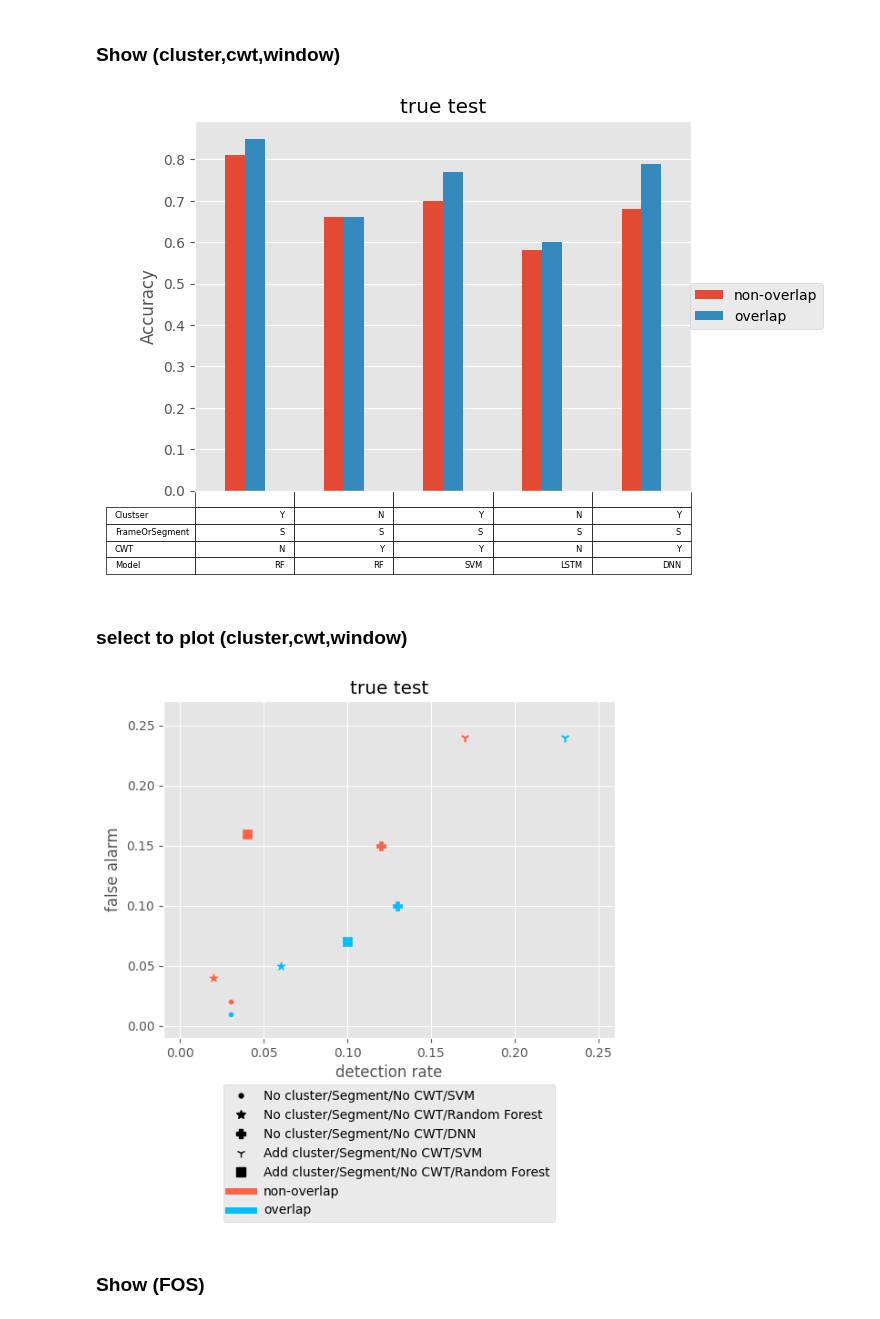
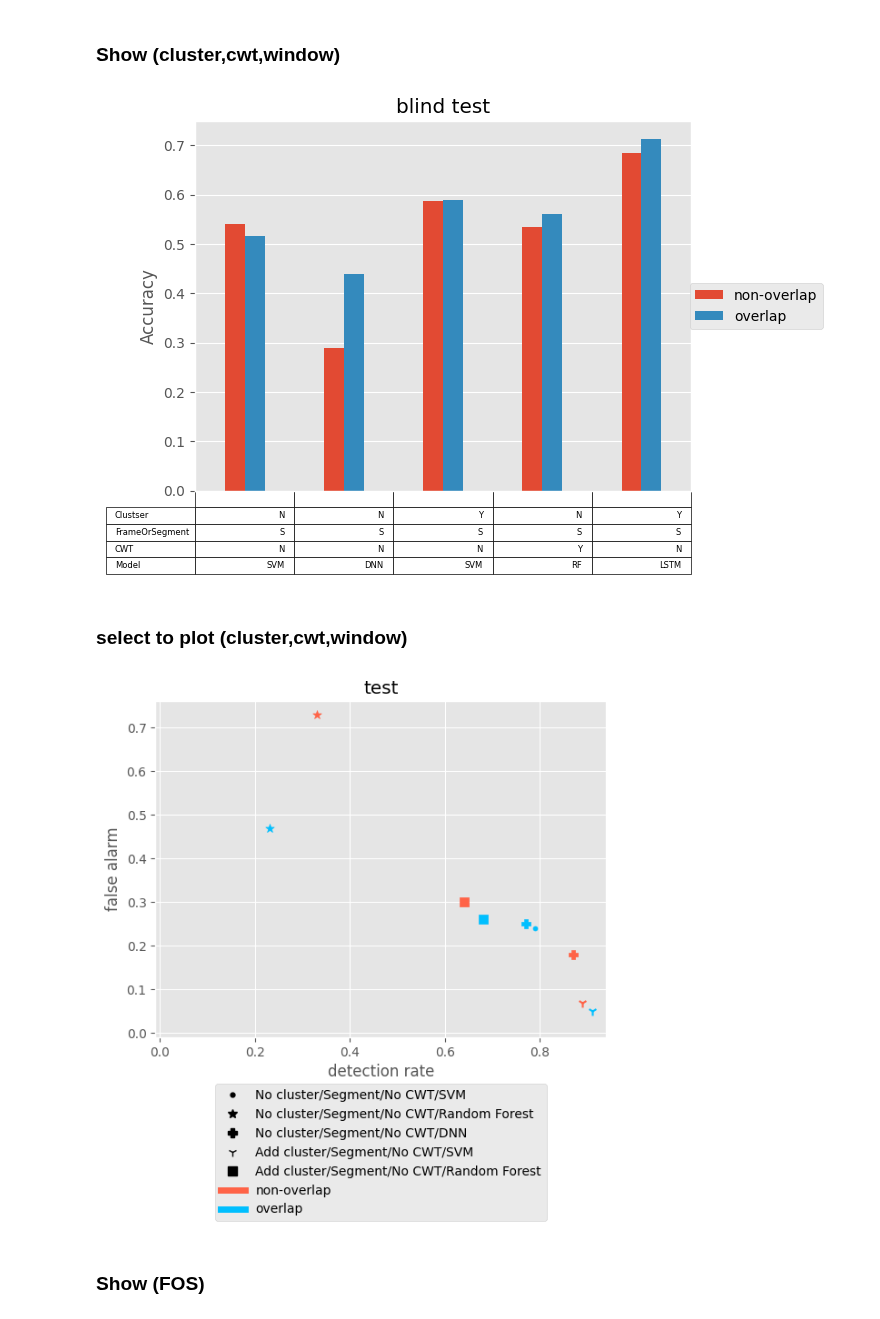
Before and after one commit to IS-Howard/final, a Jupyter notebook: result_ananlysis2.ipynb, the cells around one changed output. Saved outputs shown, nothing was run; the diff lists cells and outputs as text; code cells hidden in the pictures.

```diff
--- a/result_ananlysis2.ipynb
+++ b/result_ananlysis2.ipynb
@@ -7,7 +7,7 @@ import matplotlib.cm as cm
 import os
 plt.style.use('ggplot')
 # %%
-save_root = '../final_data/analysis_plot3/'
+save_root = '../final_data/analysis_plot/'
 if not os.path.isdir(save_root):
     os.makedirs(save_root)
 # %%
@@ -86,9 +86,9 @@ def clstolegend(c, skip=-1):
                 leg = leg+legends[i][cc]+'/'
     return leg
 # %%
-df = pd.read_csv('../final_data/analysis2c.csv')
-df2 = pd.DataFrame(columns=['model', 'tracc', 'trfa', 'trdr', 'teacc', 'tefa', 'tedr', 'tteacc', 'ttefa', 'ttedr'])
-recs = ['tracc', 'trfa', 'trdr', 'teacc', 'tefa', 'tedr', 'tteacc', 'ttefa', 'ttedr']
+df = pd.read_csv('../final_data/analysis55.csv')
+df2 = pd.DataFrame(columns=['model', 'teacc','tefa','tedr','capacc','capfa','capdr','sngacc','sngfa','sngdr','roacc','rofa','rodr','asickoacc','asickofa','asickodr','tv1koacc','tv1kofa','tv1kodr'])
+recs = ['teacc','tefa','tedr','capacc','capfa','capdr','sngacc','sngfa','sngdr','roacc','rofa','rodr','asickoacc','asickofa','asickodr','tv1koacc','tv1kofa','tv1kodr']
 for i in range(38):
     st = i*10
     new_row = [df.iloc[st]['model']]
@@ -96,20 +96,43 @@ for i in range(38):
         m = np.mean(df.iloc[st:st+10][rec].to_numpy())
         new_row.append(np.round(m,2))
     df2.loc[i] = new_row
-df3 = df2
+# %%
+df3 = pd.DataFrame(columns=['model','teacc', 'tefa', 'tedr', 'tteacc', 'ttefa', 'ttedr'])
+recs = ['teacc', 'tefa', 'tedr', 'tteacc', 'ttefa', 'ttedr']
+
+acc = df2.iloc[:,[4,7,10]].to_numpy() #,13,16
+tteacc = np.mean(acc,axis=1)
+fa = df2.iloc[:,[5,8,11]].to_numpy() #,14,17
+ttefa = np.mean(fa,axis=1)
+dr = df2.iloc[:,[6,9]].to_numpy()
+ttedr = np.mean(dr,axis=1)
+
+df3['model'] = df2['model']
+df3['teacc'] = df2['teacc']
+df3['tefa'] = df2['tefa']
+df3['tedr'] = df2['tedr']
+df3['tteacc'] = tteacc
+df3['ttefa'] = ttefa
+df3['ttedr'] = ttedr
+# %%
+for i in range(len(df3.index)):
+    if df3.iloc[i,0].find('cwt')!=-1:
+        tmp = df3.iloc[i,0]
+        df3.iloc[i,0] = tmp.replace('bs','')
 # %% [markdown]
 ### Show (cluster,cwt,window)
 # %%
 # compare
 compare = 3 # 0 cluster, 2 cwt, 3 window
-i = 2  # tr te tt
-sel = [4,7,9,12,11]
+i = 1 # test blindtest
+s = 0  # acc fa dr
+sel = [0,2,3,7,13]
 # axes
 axes = ['Accuracy', 'False Alerm', 'Detection Rate']
 axess = ['ACC','FA','DR']
 # subplots
-cols = [['tracc','trfa','trdr'],['teacc','tefa','tedr'],['tteacc','ttefa','ttedr']]
-subtitles = ['train','test','true test']
+cols = [['teacc','tefa','tedr'],['tteacc','ttefa','ttedr']]
+subtitles = ['test','blind test']
 # select exp
 compares = [
     ['N','Y'],
@@ -141,7 +164,7 @@ cmp_titles = [
 ]
 cmp = compares[compare]
 
-s = 0  # acc fa dr
+# acc fa dr
 # for s in range(3):
 dt = cols[i]
 y = []
@@ -174,48 +197,48 @@ del row_labels[compare]
 
 y = np.array(y)
 cell = np.array(cell)
 if sel:
     y = y[:,sel]
     cell = cell[:,sel]
 
 ax.title.set_text(subtitles[i])
 width = 0.1*cl
 x = np.arange(len(y[0]))
 spare_width = (1 - width)/cl
 
 for r in range(cl):
     ax.bar(x+r*width, y[r], width, label=legends[compare][r])
 ax.set_xlim(-spare_width,len(x)-spare_width)
 plt.xticks([])
 plt.ylabel(axes[s])
 plt.legend(loc='center right', bbox_to_anchor=(1.28, 0.5))
 
 # plot table
 table = plt.table(cellText=cell,
         rowLabels=row_labels,
         colLabels=['']*len(y[0]),
         loc='bottom')
 
 table.auto_set_font_size(False)
 table.set_fontsize(6)
 
 plt.savefig(save_root+cmp_titles[compare]+'_'+axess[s]+'_'+str(i+1)+'.png', bbox_inches="tight")
 # %% [output]
-[figure, old version]
+[figure, new version]
 # %% [markdown]
 ### select to plot (cluster,cwt,window)
 # %%
 # compare
 compare = 3 # 0 cluster, 2 cwt, 3 window
-sel = [4,7,9,12,11]
-i = 2 # tr te tt
+sel = [0,2,3,7,13]
+i = 0 # te tt
 
 # axes
 axes = ['Accuracy', 'False Alerm', 'Detection Rate']
 axess = ['ACC','FA','DR']
 # subplots
-cols = [['tracc','trfa','trdr'],['teacc','tefa','tedr'],['tteacc','ttefa','ttedr']]
-subtitles = ['train','test','true test']
+cols = [['teacc','tefa','tedr'],['tteacc','ttefa','ttedr']]
+subtitles = ['test','blind test']
 # select exp
 compares = [
     ['N','Y'],
@@ -277,7 +300,7 @@ if sel:
 colors = ['tomato','deepskyblue']
 markers = ['.','*','P','1','s']
 for cc in range(2):
-    for ss in range(5):
+    for ss in range(len(sel)):
         # c=ntocls(names[cc][ss])
         # leg = clstolegend(c)
         # plt.scatter(x[cc][ss],y[cc][ss], color=colors[cc], marker=markers[ss], s=50, label=leg)
@@ -290,7 +313,7 @@ plt.ylim(-0.01,np.max(y)+0.03)
 plt.ylabel('false alarm')
 # plt.legend(loc='upper center', bbox_to_anchor=(0.5,-0.12), fancybox=True)
 legs = []
-for v in range(5):
+for v in range(len(sel)):
     c=ntocls(names[0][v])
     leg = clstolegend(c, compare)
     legs.append(Line2D([], [], color='black', marker=markers[v], linestyle='None', markersize=7, label=leg))
@@ -300,7 +323,7 @@ plt.legend(handles=legs, loc='upper center', bbox_to_anchor=(0.5,-0.12), fancybo
 
 plt.savefig(save_root+cmp_titles[compare]+'_'+'FA&DR'+'_'+str(i+1)+'.png', bbox_inches="tight")
 # %% [output]
-[figure, old version]
+[figure, new version]
 # %% [markdown]
 ### Show (FOS)
 # %%
```
Also changed, not shown: parts of 6 cells of this notebook, 1 other file.
